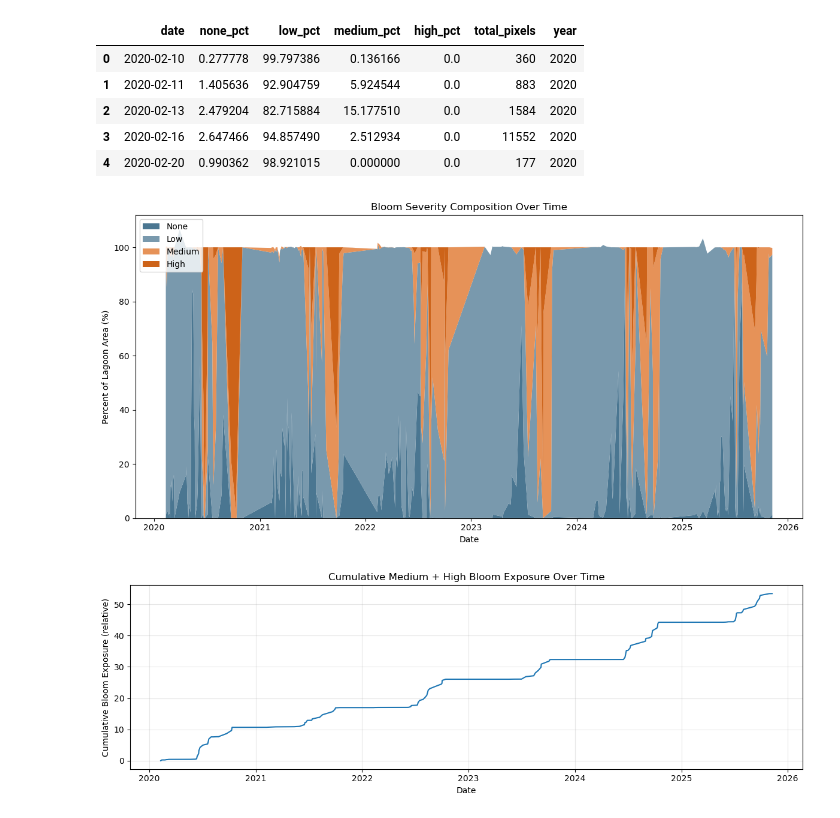
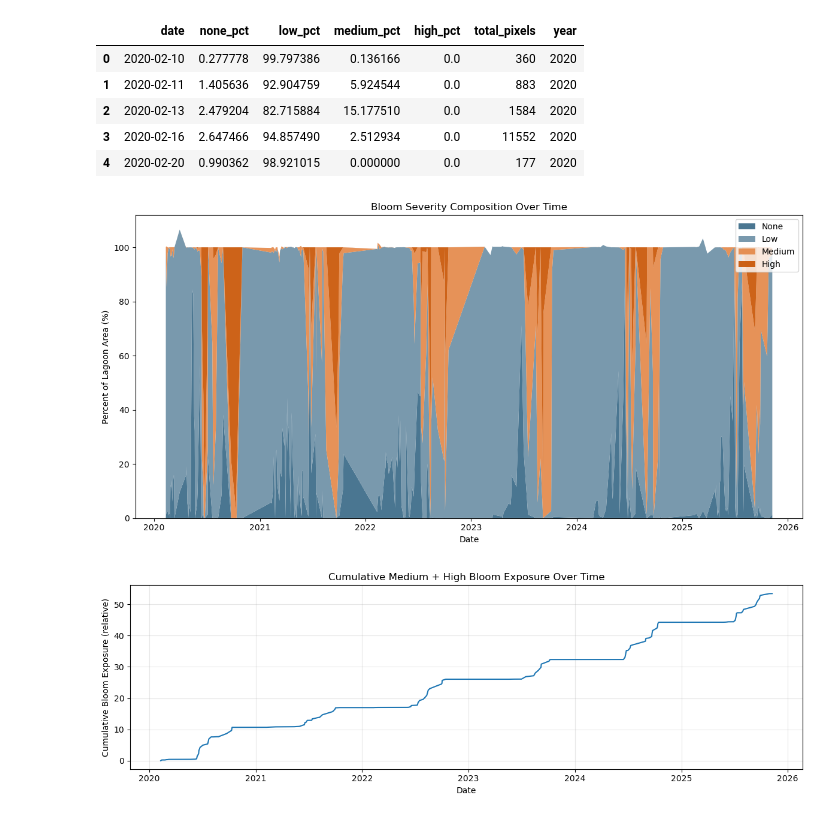
Before and after one commit to jlzamary/WCS-Lagoon-Analysis, a Jupyter notebook: Notebooks/Current/krusenstern_analysis_sp26.ipynb, the cells around one changed output. Drawn from its saved outputs; the diff is of its cells as text; code cells hidden in the pictures.

```diff
--- a/Notebooks/Current/krusenstern_analysis_sp26.ipynb
+++ b/Notebooks/Current/krusenstern_analysis_sp26.ipynb
@@ -725,28 +727,28 @@ df_comb.head()
 # %%
 # Ensure datetime
 df = df_comb.copy()
 
 plt.figure(figsize=(12, 6))
 
 plt.stackplot(
     df['date'],
     df['none_pct'],
     df['low_pct'],
     df['medium_pct'],
     df['high_pct'],
     labels=['None', 'Low', 'Medium', 'High'],
     colors=[ '#366785','#6b8ea4', '#e48646', '#c85200'],    # https://www.color-hex.com/color-palette/1034884
     alpha=0.9
 )
 
 plt.ylabel('Percent of Lagoon Area (%)')
 plt.xlabel('Date')
 plt.title('Bloom Severity Composition Over Time')
-plt.legend(loc='upper left')
+plt.legend(loc='upper right')
 plt.tight_layout()
 plt.show()
 # %% [output]
-[figure, old version]
+[figure, new version]
 # %%
 df['med_high_pct'] = df['medium_pct'] + df['high_pct']
 
```
Also changed, not shown: parts of 7 cells of this notebook.
